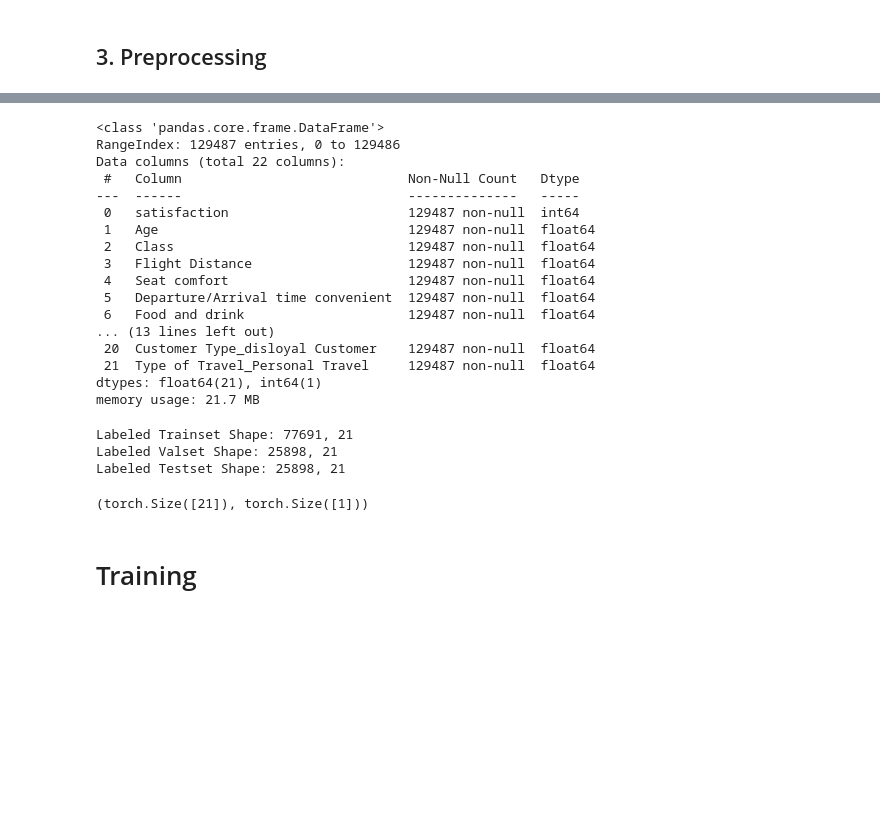
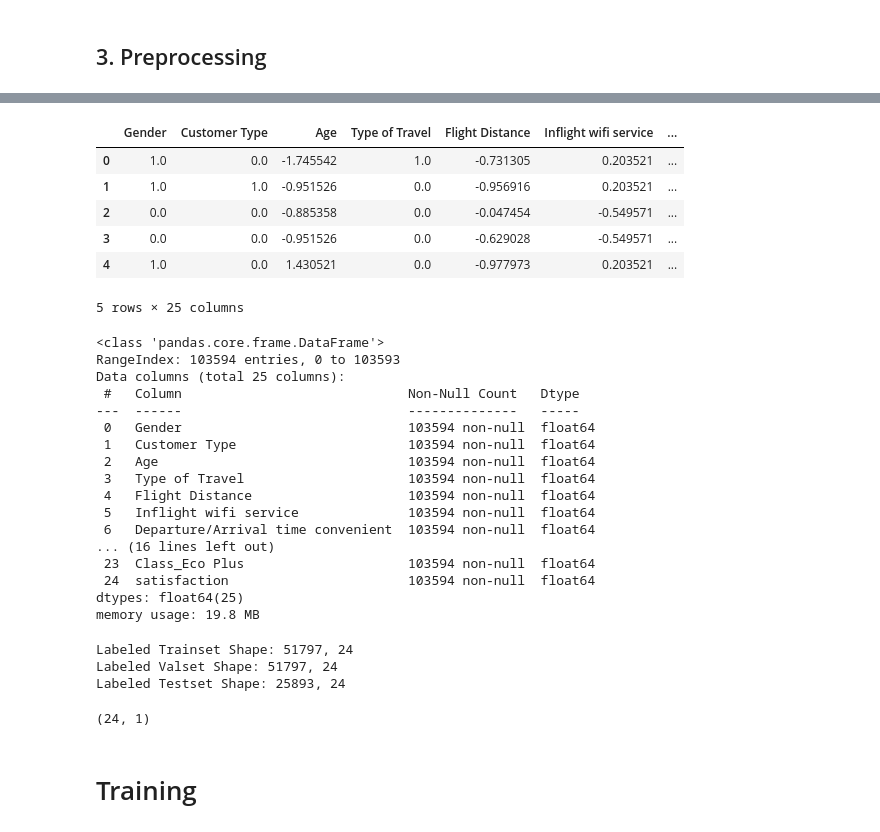
Before and after one commit to ccnets-team/causal-learning, a Jupyter notebook: examples/beyond_correlation_how_causality_ensures_perfect_airline_customer_satisfaction.ipynb, the cells around one changed output, grey strips where cells are left out. Saved outputs shown, nothing was run; the diff lists cells and outputs as text; code cells hidden in the pictures; blank space fills up the shorter version.

```diff
--- a/examples/beyond_correlation_how_causality_ensures_perfect_airline_customer_satisfaction.ipynb
+++ b/examples/beyond_correlation_how_causality_ensures_perfect_airline_customer_satisfaction.ipynb
@@ -94,0 +131,8 @@ print(n_features, n_classes)
+# %%
+# Load and process the data
+df_train_processed = process_dataframe(df_train)
+df_test_processed = process_dataframe(df_test)
+
+# Get feature and class counts
+n_features, n_classes = get_feature_and_class_counts(df_train_processed)
+print(n_features, n_classes)
@@ -95,23 +151,33 @@ print(n_features, n_classes)
+# %%
+df_train_processed.head()
+# %% [output]
+|  | Gender | Customer Type | Age | Type of Travel | Flight Distance | Inflight wifi service | ... |
+| 0 | 1.0 | 0.0 | -1.745542 | 1.0 | -0.731305 | 0.203521 | ... |
+| 1 | 1.0 | 1.0 | -0.951526 | 0.0 | -0.956916 | 0.203521 | ... |
+| 2 | 0.0 | 0.0 | -0.885358 | 0.0 | -0.047454 | -0.549571 | ... |
+| 3 | 0.0 | 0.0 | -0.951526 | 0.0 | -0.629028 | -0.549571 | ... |
+| 4 | 1.0 | 0.0 | 1.430521 | 0.0 | -0.977973 | 0.203521 | ... |
+5 rows × 25 columns
 # %%
-df_subset.info()
+df_train_processed.info()
 # %% [output]
 <class 'pandas.core.frame.DataFrame'>
-RangeIndex: 129487 entries, 0 to 129486
-Data columns (total 22 columns):
+RangeIndex: 103594 entries, 0 to 103593
+Data columns (total 25 columns):
  #   Column                             Non-Null Count   Dtype
 ---  ------                             --------------   -----
- 0   satisfaction                       129487 non-null  int64
- 1   Age                                129487 non-null  float64
- 2   Class                              129487 non-null  float64
- 3   Flight Distance                    129487 non-null  float64
- 4   Seat comfort                       129487 non-null  float64
- 5   Departure/Arrival time convenient  129487 non-null  float64
- 6   Food and drink                     129487 non-null  float64
-... (13 lines left out)
- 20  Customer Type_disloyal Customer    129487 non-null  float64
- 21  Type of Travel_Personal Travel     129487 non-null  float64
-dtypes: float64(21), int64(1)
-memory usage: 21.7 MB
+ 0   Gender                             103594 non-null  float64
+ 1   Customer Type                      103594 non-null  float64
+ 2   Age                                103594 non-null  float64
+ 3   Type of Travel                     103594 non-null  float64
+ 4   Flight Distance                    103594 non-null  float64
+ 5   Inflight wifi service              103594 non-null  float64
+ 6   Departure/Arrival time convenient  103594 non-null  float64
+... (16 lines left out)
+ 23  Class_Eco Plus                     103594 non-null  float64
+ 24  satisfaction                       103594 non-null  float64
+dtypes: float64(25)
+memory usage: 19.8 MB
 # %%
 # Custom Dataset Class
 class AirlineDataset(torch.utils.data.Dataset):
@@ -130,13 +196,11 @@ class AirlineDataset(torch.utils.data.Dataset):
 from sklearn.model_selection import train_test_split
 
 # Split the data into train, validation and test sets
-df_train, df_test = train_test_split(df_subset, test_size=0.2, shuffle=True, random_state=33)
-
-df_train, df_val = train_test_split(df_train, test_size=0.25, shuffle=True, random_state=33)  # 0.25 * 0.8 = 0.2
-
-X_train, y_train = df_train.iloc[:, 1:].values, df_train.iloc[:, :1].values
-X_val, y_val = df_val.iloc[:, 1:].values, df_val.iloc[:, :1].values
-X_test, y_test = df_test.iloc[:, 1:].values, df_test.iloc[:, :1].values
+df_train, df_eval = train_test_split(df_train_processed, test_size=0.5, shuffle=True, random_state=33)  # 0.25 * 0.8 = 0.2
+df_test = df_test_processed
+X_train, y_train = df_train.iloc[:, :-1].values, df_train.iloc[:, -1:].values
+X_val, y_val = df_eval.iloc[:, :-1].values, df_eval.iloc[:, -1:].values
+X_test, y_test = df_test.iloc[:, :-1].values, df_test.iloc[:,-1:].values
 
 trainset = AirlineDataset(X_train, y_train)
 valset = AirlineDataset(X_val, y_val)
@@ -146,14 +210,16 @@ print(f"Labeled Trainset Shape: {len(trainset)}, {trainset.x.shape[1]}")
 print(f"Labeled Valset Shape: {len(valset)}, {valset.x.shape[1]}")
 print(f"Labeled Testset Shape: {len(testset)}, {testset.x.shape[1]}")
 # %% [output]
-Labeled Trainset Shape: 77691, 21
-Labeled Valset Shape: 25898, 21
-Labeled Testset Shape: 25898, 21
+Labeled Trainset Shape: 51797, 24
+Labeled Valset Shape: 51797, 24
+Labeled Testset Shape: 25893, 24
-# %%
-# Check the shape of the first element in the trainset
-trainset[0][0].shape, trainset[0][1].shape # ( = obs_shape, label_shape)
-# %% [output]
-(torch.Size([21]), torch.Size([1]))
+# %%
+num_features =  trainset.x.shape[1]
+num_classes =  trainset.y.shape[1]
+
+num_features, num_classes
+# %% [output]
+(24, 1)
 # %% [markdown]
 # Training
 # %%
```
Also changed, not shown: parts of 12 cells of this notebook.
